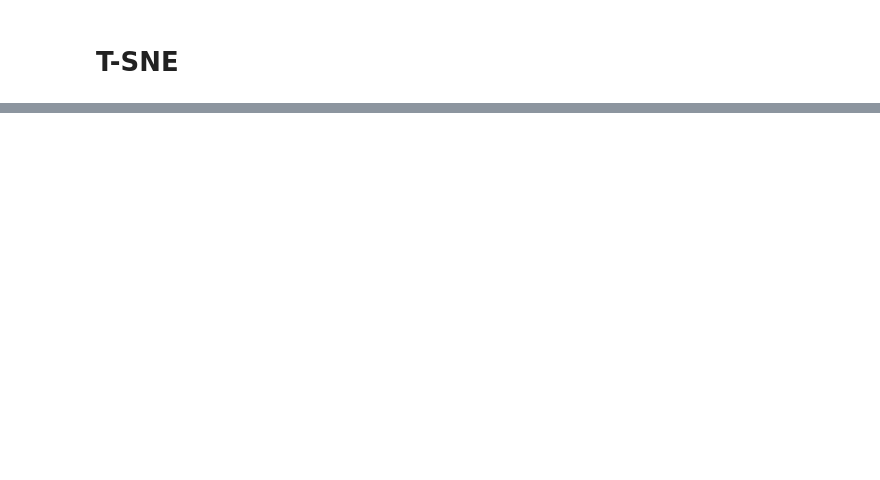
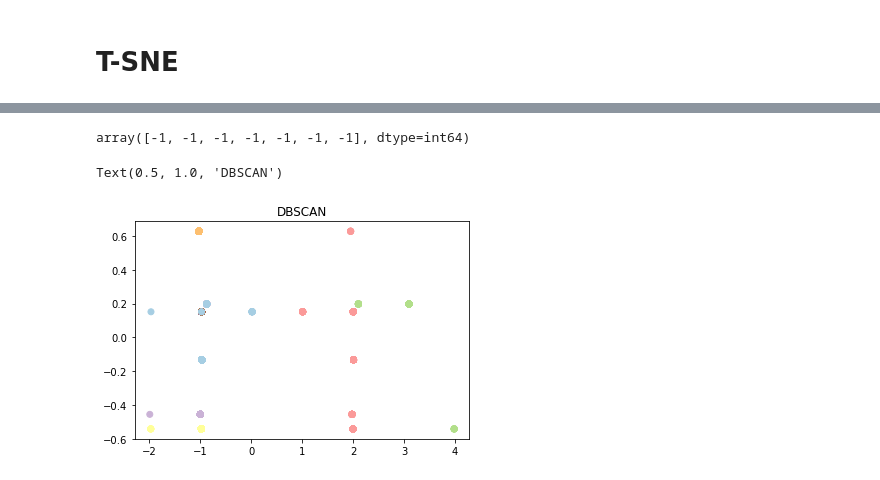
Before and after one commit to AbdulmagedALKHULAIFI/Automatic-classifer-consumer-goods, a Jupyter notebook: classifier.ipynb, the cells around one changed output, grey strips where cells are left out. Drawn from its saved outputs; the diff is of its cells as text; code cells hidden in the pictures; blank space fills up the shorter version.

```diff
--- a/classifier.ipynb
+++ b/classifier.ipynb
@@ -329,2 +450,9 @@ final_data
 # %% [markdown]
 # T-SNE
+# %%
+X = data[['main_cat','cluster_bow']]
+dummy = pd.get_dummies(X['main_cat'])
+X = pd.concat([X,dummy],axis= 1)
+X.drop('main_cat',axis = 1 , inplace = True)
+
+X
@@ -330,0 +473,2 @@ final_data
+# %%
+kmeans.fit(X)
@@ -330,0 +477,8 @@ final_data
+# %%
+pca = PCA(n_components = 2)
+X_principal = pca.fit_transform(X)
+X_principal = pd.DataFrame(X_principal)
+X_principal.columns = ['P1', 'P2']
+# %%
+X_principal['cluster'] = kmeans.labels_
+X_principal
@@ -330,0 +501,12 @@ final_data
+# %%
+model=db.fit(bow_confusin_matrix)
+label=model.labels_
+label
+# %% [output]
+array([-1, -1, -1, -1, -1, -1, -1], dtype=int64)
+# %%
+plt.scatter(X_principal.iloc[:,0], X_principal.iloc[:,1],c=X_principal['cluster'], cmap='Paired')
+plt.title("DBSCAN")
+# %% [output]
+Text(0.5, 1.0, 'DBSCAN')
+[figure, added]
```
Also changed, not shown: parts of 45 cells of this notebook.
